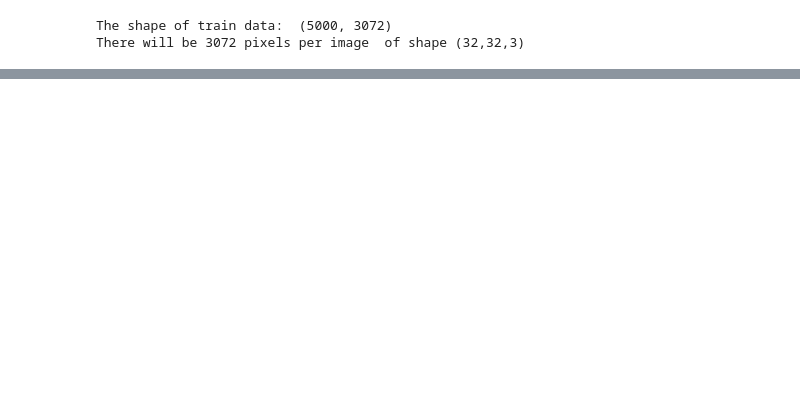
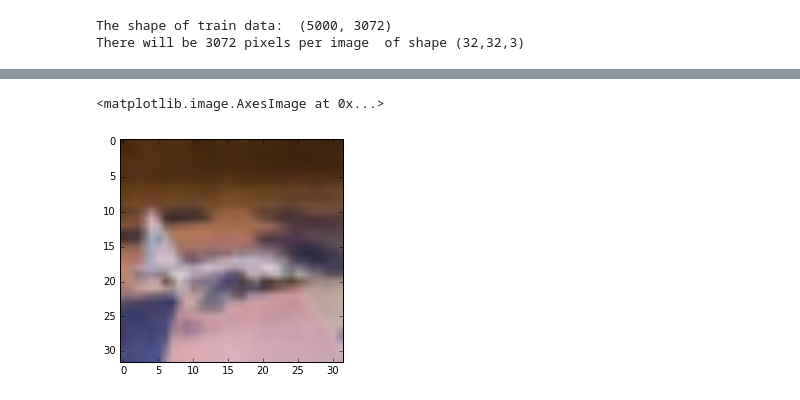
Before and after one commit to xgoogax/tplx-ds, a Jupyter notebook: image_analysis.ipynb, the cells around one changed output, grey strips where cells are left out. Cells and saved outputs as stored; diff of their text form; code cells hidden in the pictures; blank space fills up the shorter version.

Commit message:
set up quality image_analysis notebook

```diff
--- a/image_analysis.ipynb
+++ b/image_analysis.ipynb
@@ -12,0 +31,5 @@ def unpickle(file):
+# %%
+train_data, train_labels, test_data, test_labels = load_images(restr_folder)
+
+# make sure every class has the same number of instances
+train_data, train_labels = even_instances(train_data, train_labels, limit=500)
@@ -13,7 +50,4 @@ def unpickle(file):
 # %%
-dataset = unpickle(path_to_restrained_dataset)
-train_data = np.array(dataset['data'])
-train_labels = dataset['labels']
 print("The shape of train data: ", train_data.shape)
 n_images = train_data.shape[0]
 n_channels =3
@@ -51,2 +60,0 @@ def reshape_data(data, size_image, n_channels):
-# %%
-train_data = reshape_data(train_data, size_image, n_channels)
@@ -55,22 +60,0 @@ train_labels = np.array(train_labels)
-# %%
-import os
-import random
-print(np.unique(train_labels))
-cifarpath = config['paths']['cifardatapath']
-meta_batches = unpickle(os.path.join(cifarpath, 'batches.meta'))
-class_names =[x.decode('utf-8') for x in meta_batches[b'label_names']]
-
-#mapping between int and string for recognition of labels
-#labels in the train/test are stored as integers and in batches meta as strings
-
-mapping_classnames = dict()
-for i,value in enumerate(class_names):
-    mapping_classnames[i] = value
-
-
-random_images = {}
-for i in list(np.unique(train_labels)):
-    random.seed(i)
-    indices_class = np.where(train_labels == i)[0]
-    random.shuffle(indices_class)
-    random_images[i] = train_data[indices_class[:10],:]
@@ -78,0 +64,12 @@ for i in list(np.unique(train_labels)):
+# %%
+exemplary_img = train_data[0]
+destination_img = np.zeros(size_image*size_image*n_channels)
+for i in range(n_channels):
+    channel_values = exemplary_img[i*size_image*size_image:(i+1)*size_image*size_image]
+    destination_img[i::n_channels] = channel_values
+destination_img = skimage.img_as_float(destination_img)
+destination_img = destination_img.reshape((size_image,size_image,n_channels))
+plt.imshow(destination_img)
+# %% [output]
+<matplotlib.image.AxesImage at 0x...>
+[figure, added]
```
Also changed, not shown: parts of 41 cells of this notebook, 7 other files.
